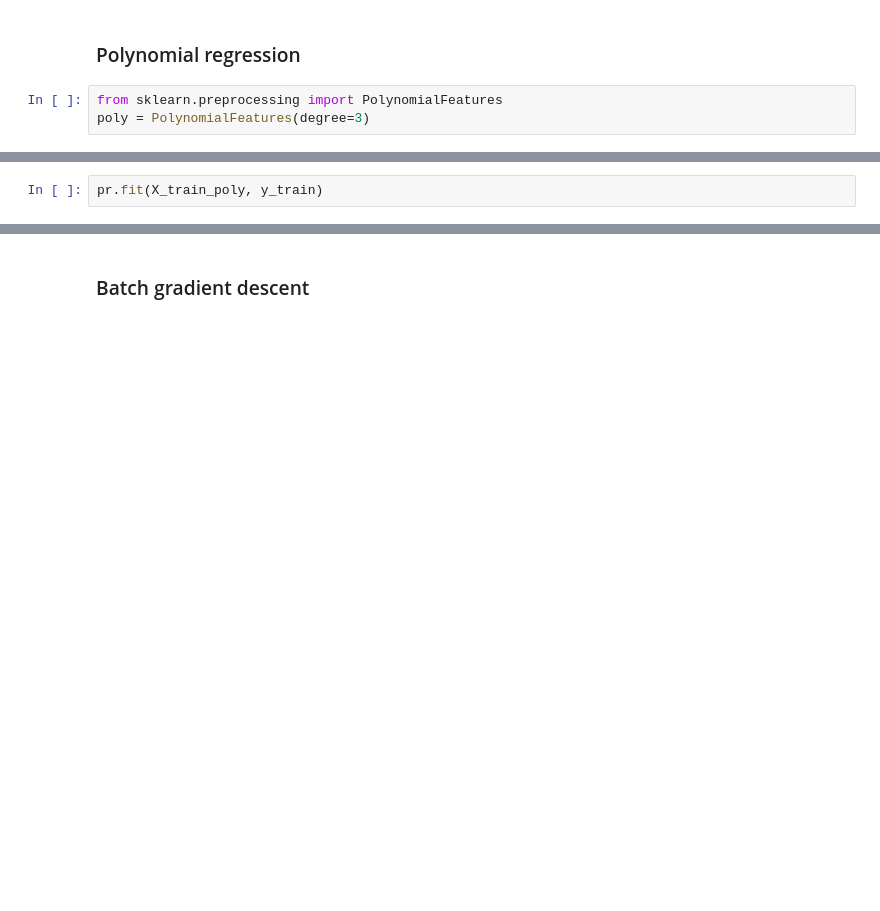
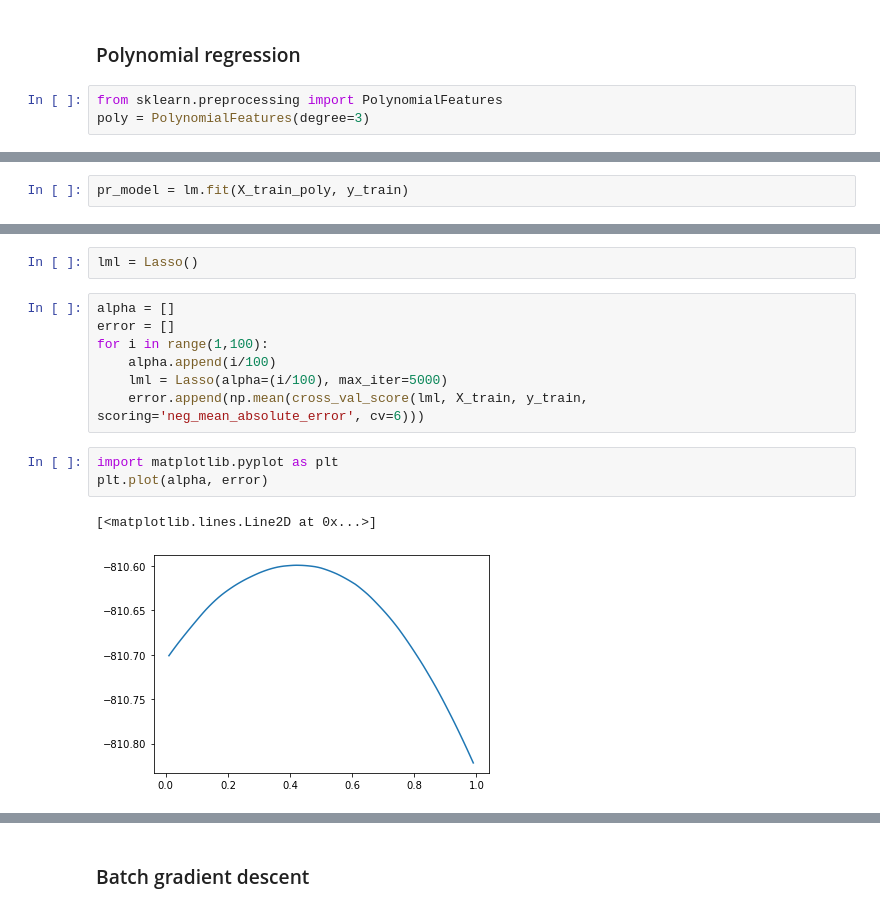
Before and after one commit to mxaxrxkx/ds_diamonds_project, a Jupyter notebook: diamonds_model.ipynb, the cells around one changed output, grey strips where cells are left out. Cells and saved outputs as stored; diff of their text form; blank space fills up the shorter version.

Commit message:
modified EDA and model

```diff
--- a/diamonds_model.ipynb
+++ b/diamonds_model.ipynb
@@ -190,2 +144,2 @@ pr = LinearRegression()
 # %%
-pr.fit(X_train_poly, y_train)
+pr_model = lm.fit(X_train_poly, y_train)
@@ -202,0 +156,15 @@ R2: 0.9857557339337831
+# %%
+lml = Lasso()
+# %%
+alpha = []
+error = []
+for i in range(1,100):
+    alpha.append(i/100)
+    lml = Lasso(alpha=(i/100), max_iter=5000)
+    error.append(np.mean(cross_val_score(lml, X_train, y_train, scoring='neg_mean_absolute_error', cv=6)))
+# %%
+import matplotlib.pyplot as plt
+plt.plot(alpha, error)
+# %% [output]
+[<matplotlib.lines.Line2D at 0x...>]
+[figure, added]
```
Also changed, not shown: parts of 58 cells of this notebook, 2 other files.
